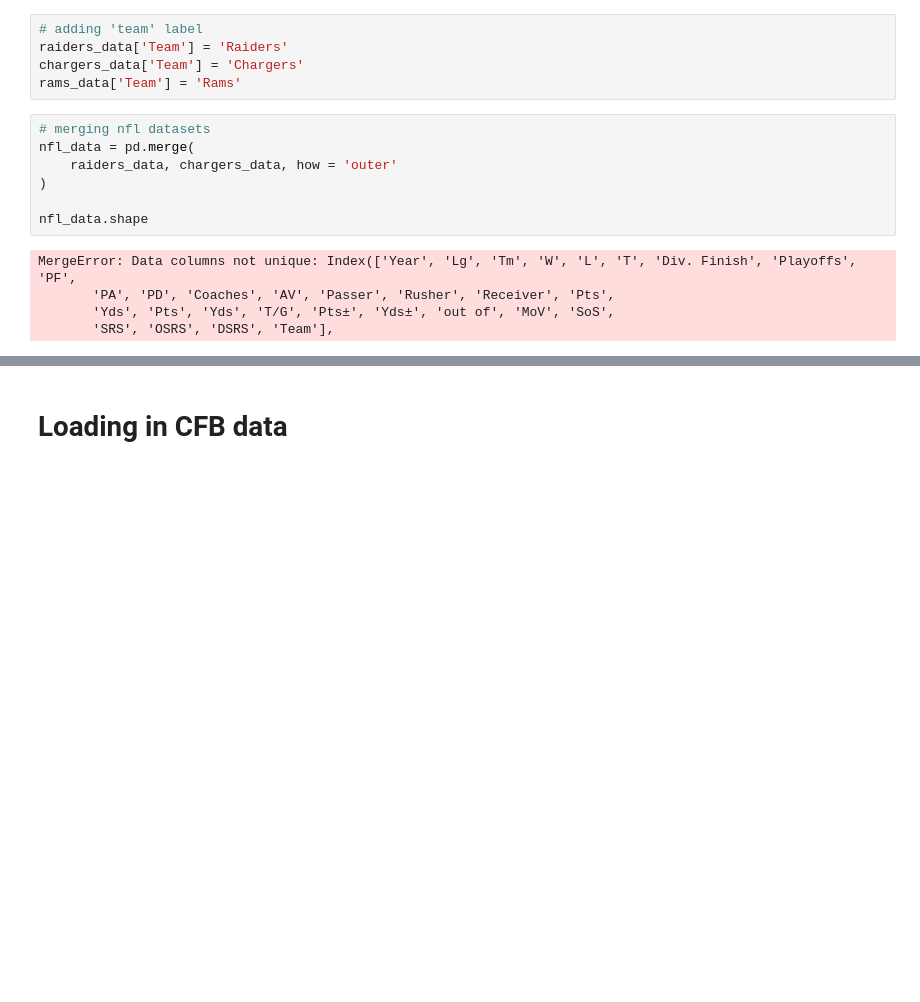
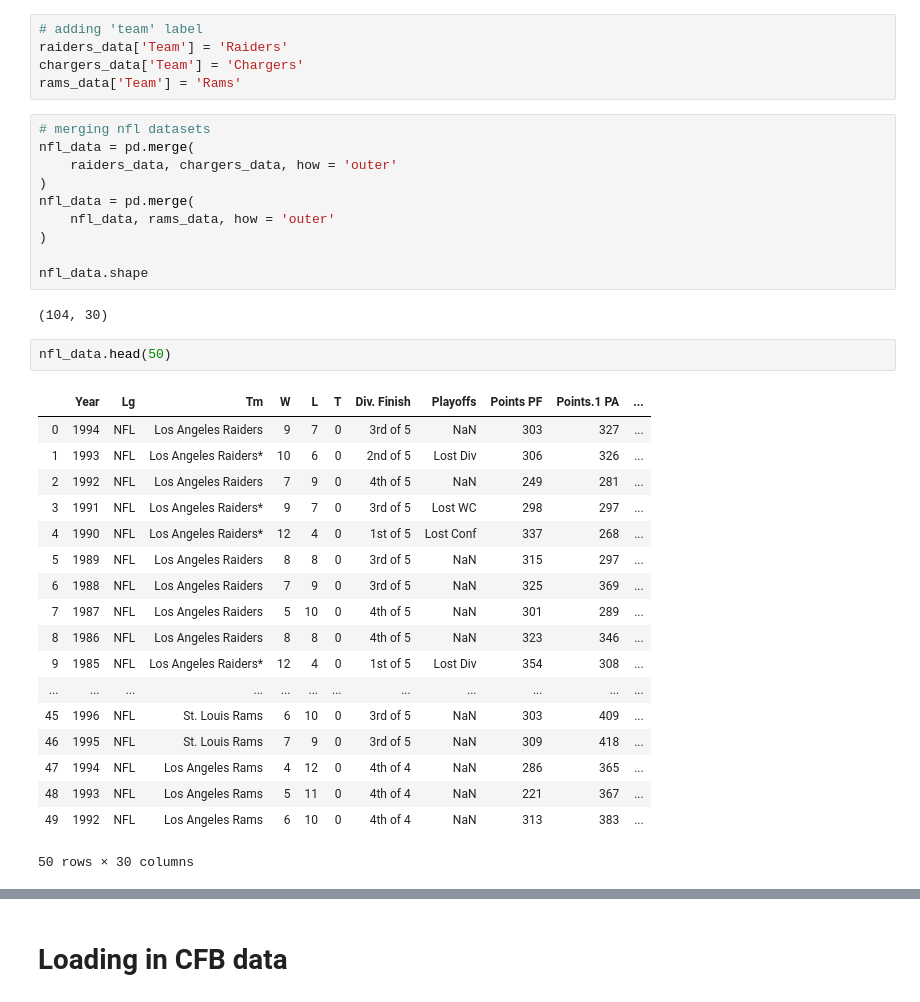
Before and after one commit to JoeFregault/Los-Angeles-College-Football-vs-NFL, a Jupyter notebook: Fixing and aggregating CFB & NFL data.ipynb, the cells around one changed output, grey strips where cells are left out. Saved outputs shown, nothing was run; the diff lists cells and outputs as text; blank space fills up the shorter version.

```diff
--- a/Fixing and aggregating CFB & NFL data.ipynb
+++ b/Fixing and aggregating CFB & NFL data.ipynb
@@ -80,10 +106,31 @@ rams_data['Team'] = 'Rams'
 nfl_data = pd.merge(
     raiders_data, chargers_data, how = 'outer'
 )
+nfl_data = pd.merge(
+    nfl_data, rams_data, how = 'outer'
+)
 
 nfl_data.shape
 # %% [output]
-MergeError: Data columns not unique: Index(['Year', 'Lg', 'Tm', 'W', 'L', 'T', 'Div. Finish', 'Playoffs', 'PF',
-       'PA', 'PD', 'Coaches', 'AV', 'Passer', 'Rusher', 'Receiver', 'Pts',
-       'Yds', 'Pts', 'Yds', 'T/G', 'Pts±', 'Yds±', 'out of', 'MoV', 'SoS',
-       'SRS', 'OSRS', 'DSRS', 'Team'],
+(104, 30)
+# %%
+nfl_data.head(50)
+# %% [output]
+|  | Year | Lg | Tm | W | L | T | Div. Finish | Playoffs | Points PF | Points.1 PA | ... |
+| 0 | 1994 | NFL | Los Angeles Raiders | 9 | 7 | 0 | 3rd of 5 | NaN | 303 | 327 | ... |
+| 1 | 1993 | NFL | Los Angeles Raiders* | 10 | 6 | 0 | 2nd of 5 | Lost Div | 306 | 326 | ... |
+| 2 | 1992 | NFL | Los Angeles Raiders | 7 | 9 | 0 | 4th of 5 | NaN | 249 | 281 | ... |
+| 3 | 1991 | NFL | Los Angeles Raiders* | 9 | 7 | 0 | 3rd of 5 | Lost WC | 298 | 297 | ... |
+| 4 | 1990 | NFL | Los Angeles Raiders* | 12 | 4 | 0 | 1st of 5 | Lost Conf | 337 | 268 | ... |
+| 5 | 1989 | NFL | Los Angeles Raiders | 8 | 8 | 0 | 3rd of 5 | NaN | 315 | 297 | ... |
+| 6 | 1988 | NFL | Los Angeles Raiders | 7 | 9 | 0 | 3rd of 5 | NaN | 325 | 369 | ... |
+| 7 | 1987 | NFL | Los Angeles Raiders | 5 | 10 | 0 | 4th of 5 | NaN | 301 | 289 | ... |
+| 8 | 1986 | NFL | Los Angeles Raiders | 8 | 8 | 0 | 4th of 5 | NaN | 323 | 346 | ... |
+| 9 | 1985 | NFL | Los Angeles Raiders* | 12 | 4 | 0 | 1st of 5 | Lost Div | 354 | 308 | ... |
+| ... | ... | ... | ... | ... | ... | ... | ... | ... | ... | ... | ... |
+| 45 | 1996 | NFL | St. Louis Rams | 6 | 10 | 0 | 3rd of 5 | NaN | 303 | 409 | ... |
+| 46 | 1995 | NFL | St. Louis Rams | 7 | 9 | 0 | 3rd of 5 | NaN | 309 | 418 | ... |
+| 47 | 1994 | NFL | Los Angeles Rams | 4 | 12 | 0 | 4th of 4 | NaN | 286 | 365 | ... |
+| 48 | 1993 | NFL | Los Angeles Rams | 5 | 11 | 0 | 4th of 4 | NaN | 221 | 367 | ... |
+| 49 | 1992 | NFL | Los Angeles Rams | 6 | 10 | 0 | 4th of 4 | NaN | 313 | 383 | ... |
+50 rows × 30 columns
```
Also changed, not shown: parts of 5 cells of this notebook.
